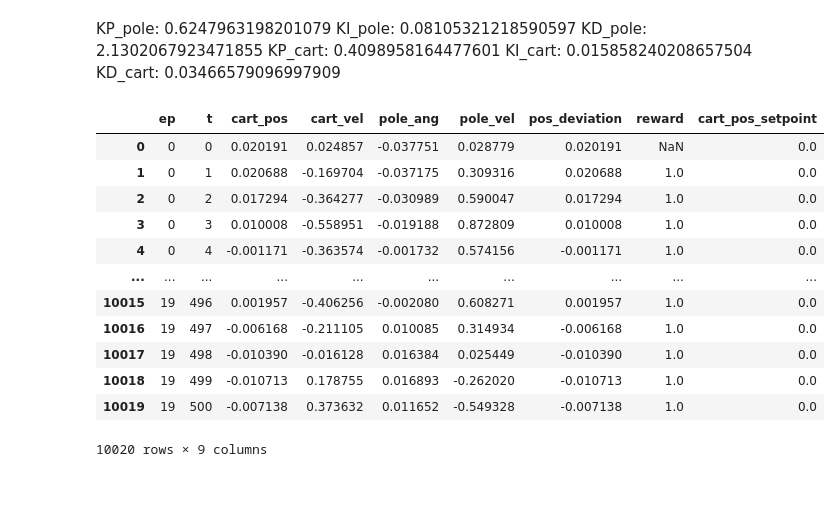
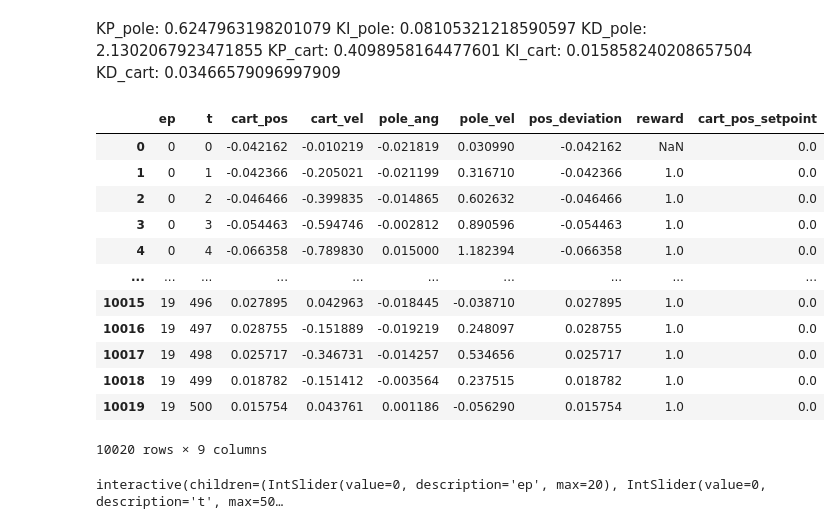
Before and after one commit to mirkoruether/studienarbeit-ml-controls, a Jupyter notebook: cartpole/cartpole_pid_optimize.ipynb, the cells around one changed output. Drawn from its saved outputs; the diff is of its cells as text; code cells hidden in the pictures; blank space fills up the shorter version.

```diff
--- a/cartpole/cartpole_pid_optimize.ipynb
+++ b/cartpole/cartpole_pid_optimize.ipynb
@@ -81,22 +79,22 @@ KP_cart: 0.4098958164477601
 KI_cart: 0.015858240208657504
 KD_cart: 0.03466579096997909
 # %%
-agent = cppid.PidAgent((0.6247963198201079, 0.08105321218590597, 2.1302067923471855), (0.4098958164477601, 0.015858240208657504, 0.03466579096997909))
+agent = cppid.PidAgent((0.4269690262500987, 0.6819268584283704, 0.016663340792730685), (0.2898639337298743, 0.00, 0.0))
 df = cpagent.execute_cartpole(agent, env=cpenvs.StandardCartPoleEnv())
 df
 # %% [output]
 |  | ep | t | cart_pos | cart_vel | pole_ang | pole_vel | pos_deviation | reward | cart_pos_setpoint |
-| 0 | 0 | 0 | 0.020191 | 0.024857 | -0.037751 | 0.028779 | 0.020191 | NaN | 0.0 |
-| 1 | 0 | 1 | 0.020688 | -0.169704 | -0.037175 | 0.309316 | 0.020688 | 1.0 | 0.0 |
-| 2 | 0 | 2 | 0.017294 | -0.364277 | -0.030989 | 0.590047 | 0.017294 | 1.0 | 0.0 |
-| 3 | 0 | 3 | 0.010008 | -0.558951 | -0.019188 | 0.872809 | 0.010008 | 1.0 | 0.0 |
-| 4 | 0 | 4 | -0.001171 | -0.363574 | -0.001732 | 0.574156 | -0.001171 | 1.0 | 0.0 |
+| 0 | 0 | 0 | -0.042162 | -0.010219 | -0.021819 | 0.030990 | -0.042162 | NaN | 0.0 |
+| 1 | 0 | 1 | -0.042366 | -0.205021 | -0.021199 | 0.316710 | -0.042366 | 1.0 | 0.0 |
+| 2 | 0 | 2 | -0.046466 | -0.399835 | -0.014865 | 0.602632 | -0.046466 | 1.0 | 0.0 |
+| 3 | 0 | 3 | -0.054463 | -0.594746 | -0.002812 | 0.890596 | -0.054463 | 1.0 | 0.0 |
+| 4 | 0 | 4 | -0.066358 | -0.789830 | 0.015000 | 1.182394 | -0.066358 | 1.0 | 0.0 |
 | ... | ... | ... | ... | ... | ... | ... | ... | ... | ... |
-| 10015 | 19 | 496 | 0.001957 | -0.406256 | -0.002080 | 0.608271 | 0.001957 | 1.0 | 0.0 |
-| 10016 | 19 | 497 | -0.006168 | -0.211105 | 0.010085 | 0.314934 | -0.006168 | 1.0 | 0.0 |
-| 10017 | 19 | 498 | -0.010390 | -0.016128 | 0.016384 | 0.025449 | -0.010390 | 1.0 | 0.0 |
-| 10018 | 19 | 499 | -0.010713 | 0.178755 | 0.016893 | -0.262020 | -0.010713 | 1.0 | 0.0 |
-| 10019 | 19 | 500 | -0.007138 | 0.373632 | 0.011652 | -0.549328 | -0.007138 | 1.0 | 0.0 |
+| 10015 | 19 | 496 | 0.027895 | 0.042963 | -0.018445 | -0.038710 | 0.027895 | 1.0 | 0.0 |
+| 10016 | 19 | 497 | 0.028755 | -0.151889 | -0.019219 | 0.248097 | 0.028755 | 1.0 | 0.0 |
+| 10017 | 19 | 498 | 0.025717 | -0.346731 | -0.014257 | 0.534656 | 0.025717 | 1.0 | 0.0 |
+| 10018 | 19 | 499 | 0.018782 | -0.151412 | -0.003564 | 0.237515 | 0.018782 | 1.0 | 0.0 |
+| 10019 | 19 | 500 | 0.015754 | 0.043761 | 0.001186 | -0.056290 | 0.015754 | 1.0 | 0.0 |
 10020 rows × 9 columns
 # %%
 _ = widgets.interact(
@@ -104,6 +102,8 @@ _ = widgets.interact(
     ep=widgets.IntSlider(min=0, max=20, step=1, value=0),
     t=widgets.IntSlider(min=0, max=500, step=1, value=0),
 )
+# %% [output]
+interactive(children=(IntSlider(value=0, description='ep', max=20), IntSlider(value=0, description='t', max=50…
 # %%
 EP = 0
 
```
Also changed, not shown: parts of 2 cells of this notebook, 7 other files.
